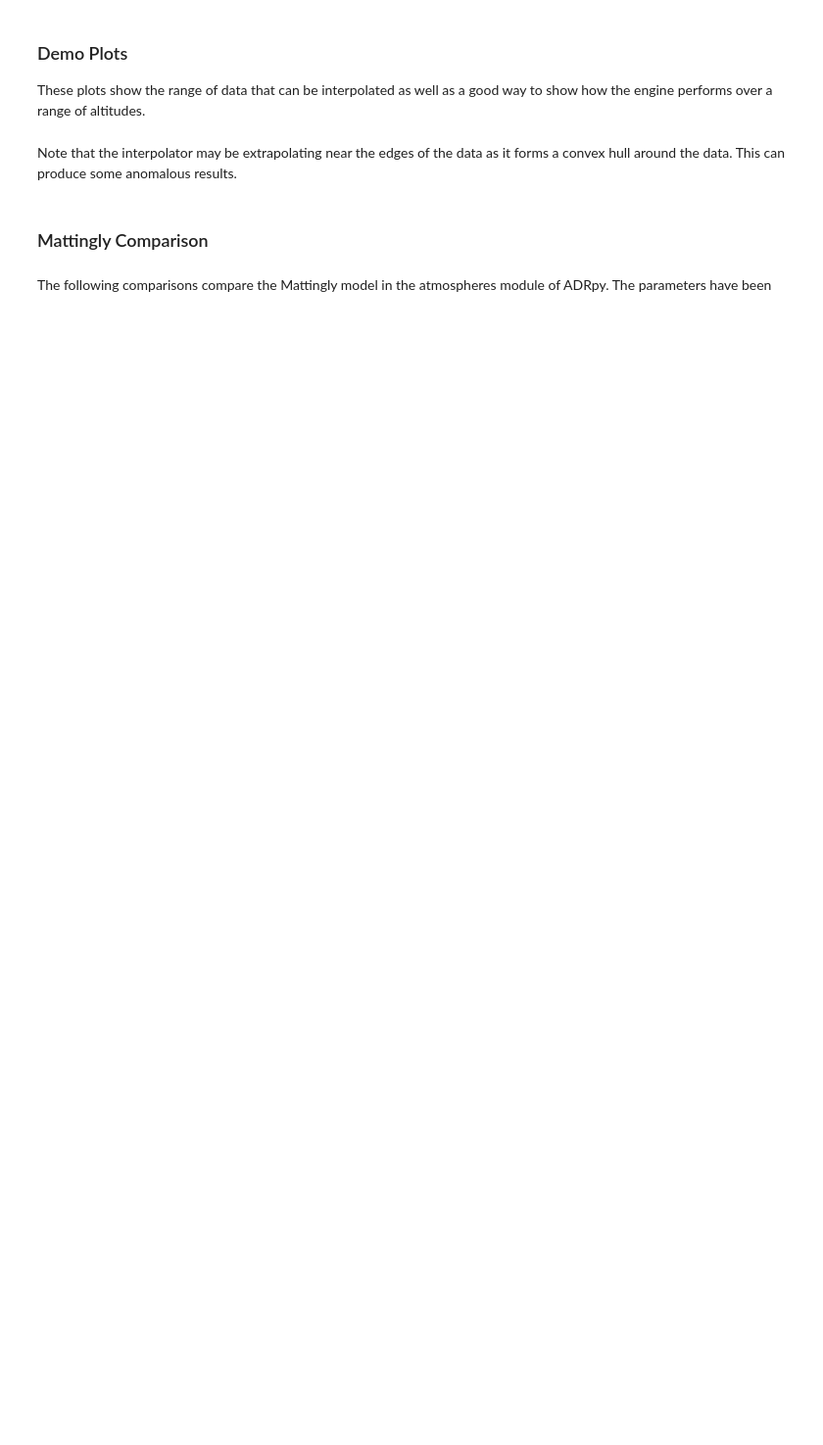
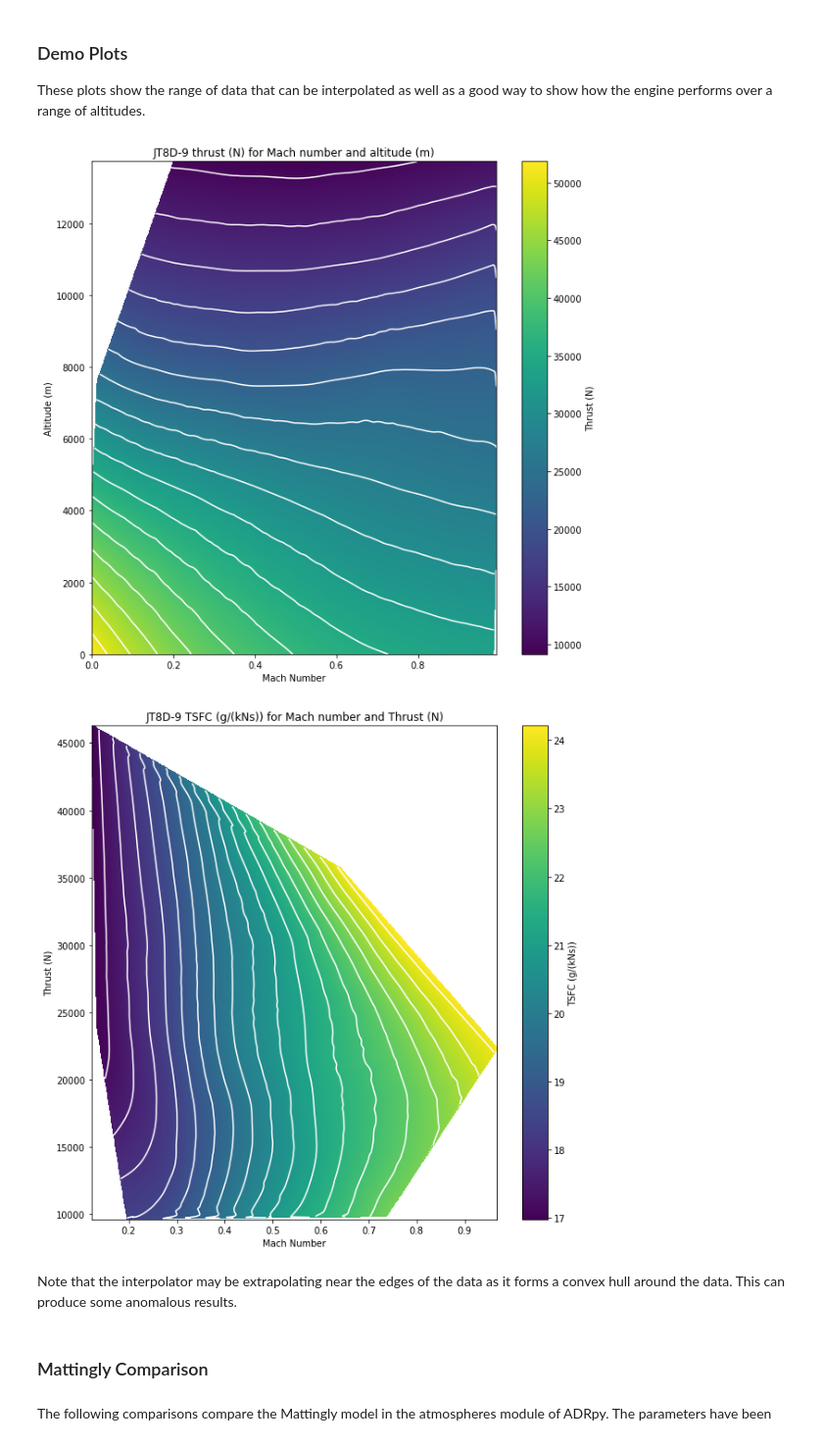
Before and after one commit to sobester/ADRpy, a Jupyter notebook: docs/ADRpy/notebooks/The Capabilities, Function and use of Engine Decks in ADRpy.ipynb, the cells around one changed output. Shown at 98% size. Saved outputs shown, nothing was run; the diff lists cells and outputs as text; code cells hidden in the pictures; blank space fills up the shorter version.

```diff
--- a/docs/ADRpy/notebooks/The Capabilities, Function and use of Engine Decks in ADRpy.ipynb
+++ b/docs/ADRpy/notebooks/The Capabilities, Function and use of Engine Decks in ADRpy.ipynb
@@ -144,8 +163,11 @@ print(jet.sl_thrust(0.4), "N Thrust\n", jet.sl_take_off_thrust(0.4), "N Thrust")
 ### Demo Plots
 These plots show the range of data that can be interpolated as well as a good way to show how the engine performs over a range of altitudes.
 # %%
-jet.thrust_demo_plot()
-jet.tsfc_demo_plot()
+jet.demoplot_thrust()
+jet.demoplot_tsfc()
+# %% [output]
+[figure, added]
+[figure, added]
 # %% [markdown]
 Note that the interpolator may be extrapolating near the edges of the data as it forms a convex hull around the data. This can produce some anomalous results.
 # %% [markdown]
```
Also changed, not shown: parts of 15 cells of this notebook, 8 other files.
